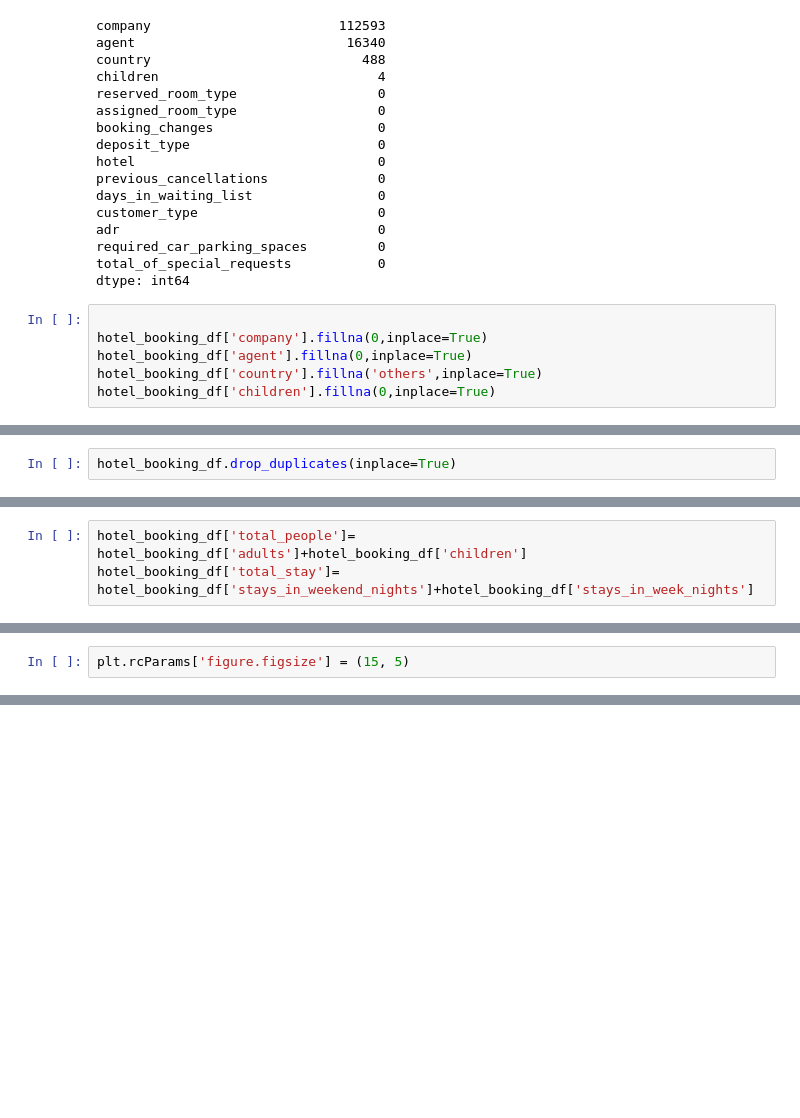
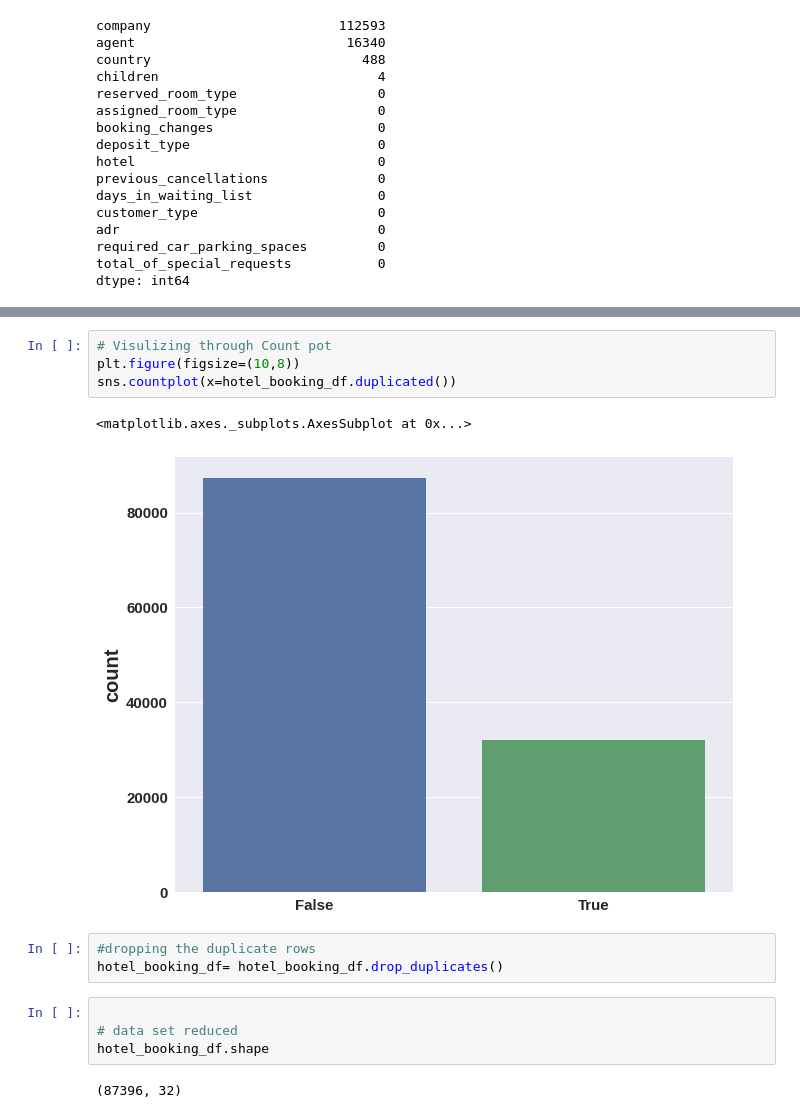
Before and after one commit to Satyaprakash-Dinesh-Vispute/Hotel-Booking-Analysis-EDA, a Jupyter notebook: Hotel_Booking_Analysis_(EDA).ipynb, the cells around one changed output, grey strips where cells are left out. Saved outputs shown, nothing was run; the diff lists cells and outputs as text; blank space fills up the shorter version.

```diff
--- a/Hotel_Booking_Analysis_(EDA).ipynb
+++ b/Hotel_Booking_Analysis_(EDA).ipynb
@@ -105,9 +191,3 @@ adr                                 0
 required_car_parking_spaces         0
 total_of_special_requests           0
 dtype: int64
-# %%
-
-hotel_booking_df['company'].fillna(0,inplace=True)
-hotel_booking_df['agent'].fillna(0,inplace=True)
-hotel_booking_df['country'].fillna('others',inplace=True)
-hotel_booking_df['children'].fillna(0,inplace=True)
@@ -156,2 +193,0 @@ Length: 119390, dtype: bool
-# %%
-hotel_booking_df.drop_duplicates(inplace=True)
@@ -179,3 +193,0 @@ hotel_booking_df.head()
-# %%
-hotel_booking_df['total_people']= hotel_booking_df['adults']+hotel_booking_df['children']
-hotel_booking_df['total_stay']= hotel_booking_df['stays_in_weekend_nights']+hotel_booking_df['stays_in_week_nights']
@@ -217,2 +193,0 @@ Name: arrival_date_month, dtype: int64
-# %%
-plt.rcParams['figure.figsize'] = (15, 5)
@@ -317,0 +201,16 @@ plt.show()
+# %%
+# Visulizing through Count pot
+plt.figure(figsize=(10,8))
+sns.countplot(x=hotel_booking_df.duplicated())
+# %% [output]
+<matplotlib.axes._subplots.AxesSubplot at 0x...>
+[figure, added]
+# %%
+#dropping the duplicate rows
+hotel_booking_df= hotel_booking_df.drop_duplicates()
+# %%
+
+# data set reduced
+hotel_booking_df.shape
+# %% [output]
+(87396, 32)
```
Also changed, not shown: parts of 56 cells of this notebook.
